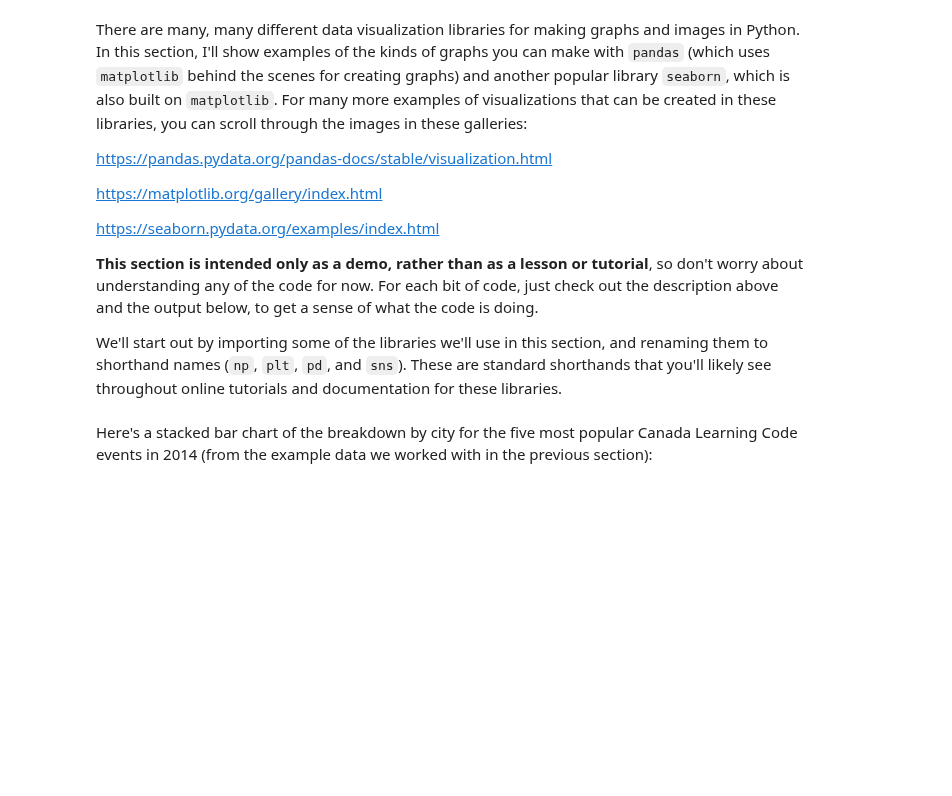
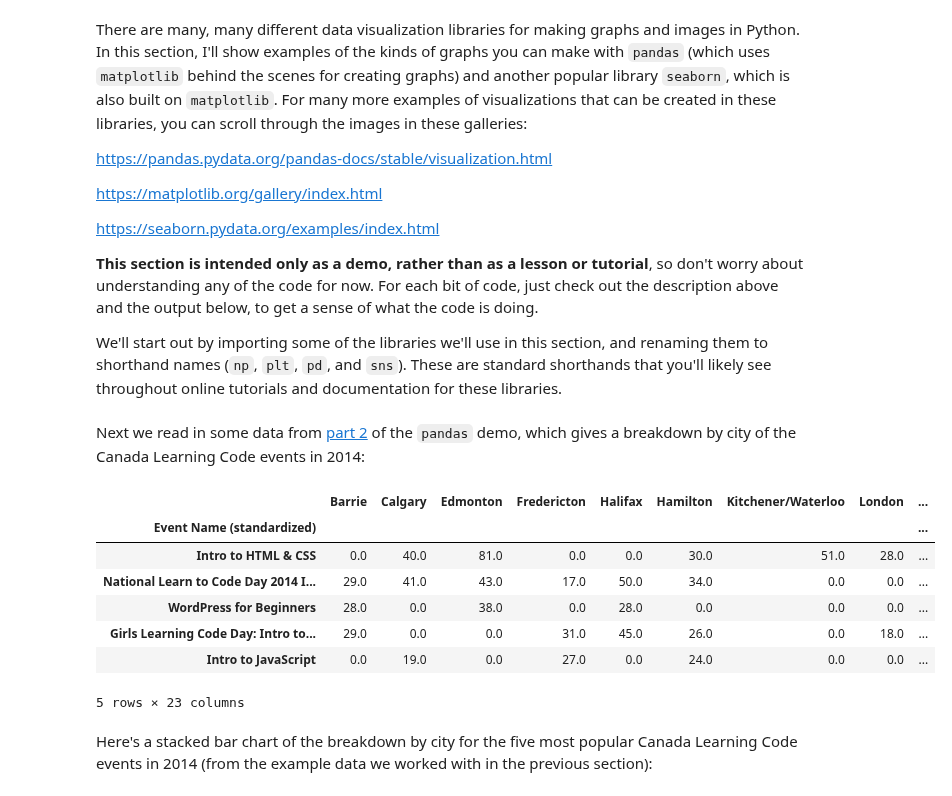
Before and after one commit to jenfly/llc-python-resources, a Jupyter notebook: next-steps.ipynb, the cells around one changed output. Saved outputs shown, nothing was run; the diff lists cells and outputs as text; code cells hidden in the pictures; blank space fills up the shorter version.

Commit message:
Moved advanced section of pandas demo to separate document

```diff
--- a/next-steps.ipynb
+++ b/next-steps.ipynb
@@ -690,6 +491,20 @@ import numpy as np
 import matplotlib.pyplot as plt
 import pandas as pd
 import seaborn as sns
+# %% [markdown]
+Next we read in some data from [part 2](https://jenfly.github.io/llc-python-resources/pandas-demo-extra.html) of the `pandas` demo, which gives a breakdown by city of the Canada Learning Code events in 2014:
+# %%
+events_by_city = pd.read_csv('data/llc-workshop-attendance-by-city.csv', index_col=0)
+events_by_city.head()
+# %% [output]
+|  | Barrie | Calgary | Edmonton | Fredericton | Halifax | Hamilton | Kitchener/Waterloo | London | ... |
+| Event Name (standardized) |  |  |  |  |  |  |  |  | ... |
+| Intro to HTML & CSS | 0.0 | 40.0 | 81.0 | 0.0 | 0.0 | 30.0 | 51.0 | 28.0 | ... |
+| National Learn to Code Day 2014 I... | 29.0 | 41.0 | 43.0 | 17.0 | 50.0 | 34.0 | 0.0 | 0.0 | ... |
+| WordPress for Beginners | 28.0 | 0.0 | 38.0 | 0.0 | 28.0 | 0.0 | 0.0 | 0.0 | ... |
+| Girls Learning Code Day: Intro to... | 29.0 | 0.0 | 0.0 | 31.0 | 45.0 | 26.0 | 0.0 | 18.0 | ... |
+| Intro to JavaScript | 0.0 | 19.0 | 0.0 | 27.0 | 0.0 | 24.0 | 0.0 | 0.0 | ... |
+5 rows × 23 columns
 # %% [markdown]
 Here's a stacked bar chart of the breakdown by city for the five most popular Canada Learning Code events in 2014 (from the example data we worked with in the previous section):
 # %%
```
Also changed, not shown: parts of 21 cells of this notebook, 4 other files.
